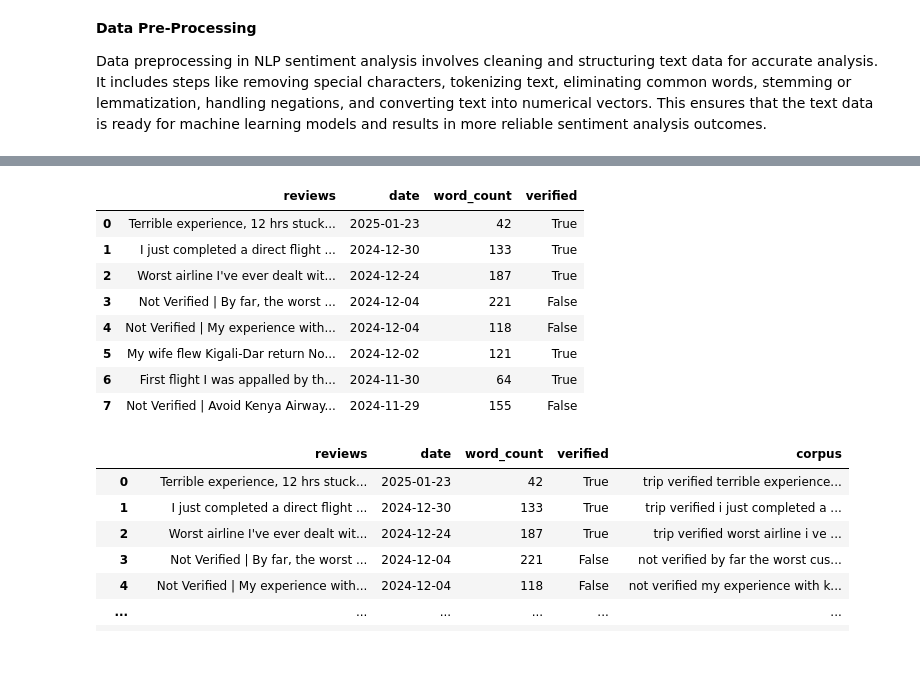
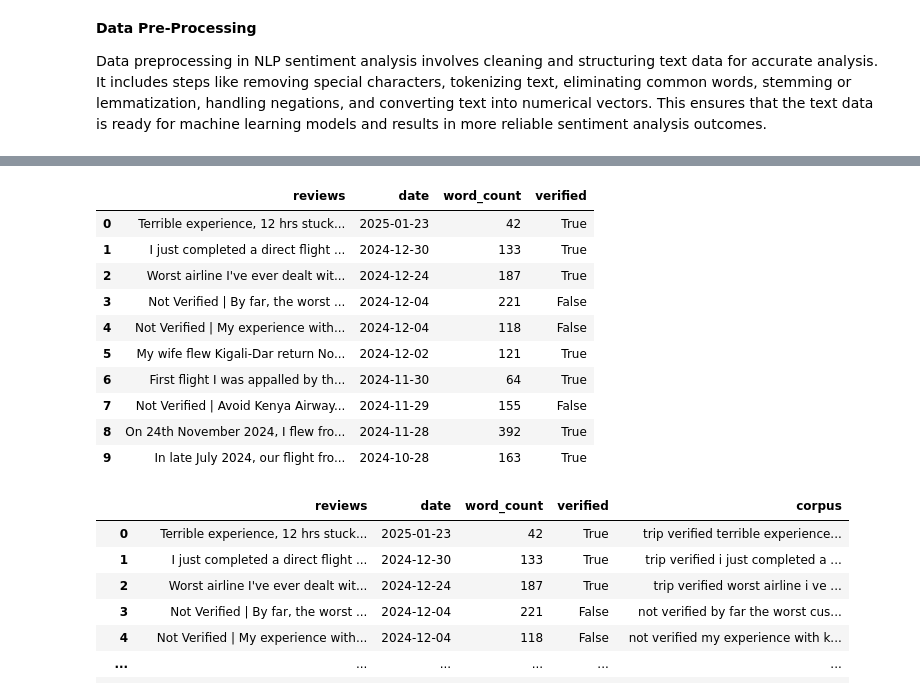
Before and after one commit to RichardKameri/FINAL_PROJECT_SENTIMENT_ANALYSISNT-, a Jupyter notebook: KQ.ipynb, the cells around one changed output, grey strips where cells are left out. Cells and saved outputs as stored; diff of their text form; code cells hidden in the pictures; blank space fills up the shorter version.

```diff
--- a/KQ.ipynb
+++ b/KQ.ipynb
@@ -92,7 +92,7 @@ def scrape_airline_reviews(base_url, pages, page_size):
 
 # Define parameters
 base_url = "https://www.airlinequality.com/airline-reviews/kenya-airways/"
-pages = 6
+pages = 20
 page_size = 100
 
 # Call the function
@@ -281,18 +309,20 @@ for rev in reviews_data:
 # %%
 #Removing unwanted text(first text preprocessing)
 df.replace(re.compile(r'\s*✅ Trip Verified \|\s*'), '', inplace=True)
 
-df.head(8)
+df.head(10)
 # %% [output]
 |  | reviews | date | word_count | verified |
 | 0 | Terrible experience, 12 hrs stuck... | 2025-01-23 | 42 | True |
 | 1 | I just completed a direct flight ... | 2024-12-30 | 133 | True |
 | 2 | Worst airline I've ever dealt wit... | 2024-12-24 | 187 | True |
 | 3 | Not Verified | By far, the worst ... | 2024-12-04 | 221 | False |
 | 4 | Not Verified | My experience with... | 2024-12-04 | 118 | False |
 | 5 | My wife flew Kigali-Dar return No... | 2024-12-02 | 121 | True |
 | 6 | First flight I was appalled by th... | 2024-11-30 | 64 | True |
 | 7 | Not Verified | Avoid Kenya Airway... | 2024-11-29 | 155 | False |
+| 8 | On 24th November 2024, I flew fro... | 2024-11-28 | 392 | True |
+| 9 | In late July 2024, our flight fro... | 2024-10-28 | 163 | True |
 # %%
 # add the corpus to the original dataframe
 
```
Also changed, not shown: parts of 22 cells of this notebook.
